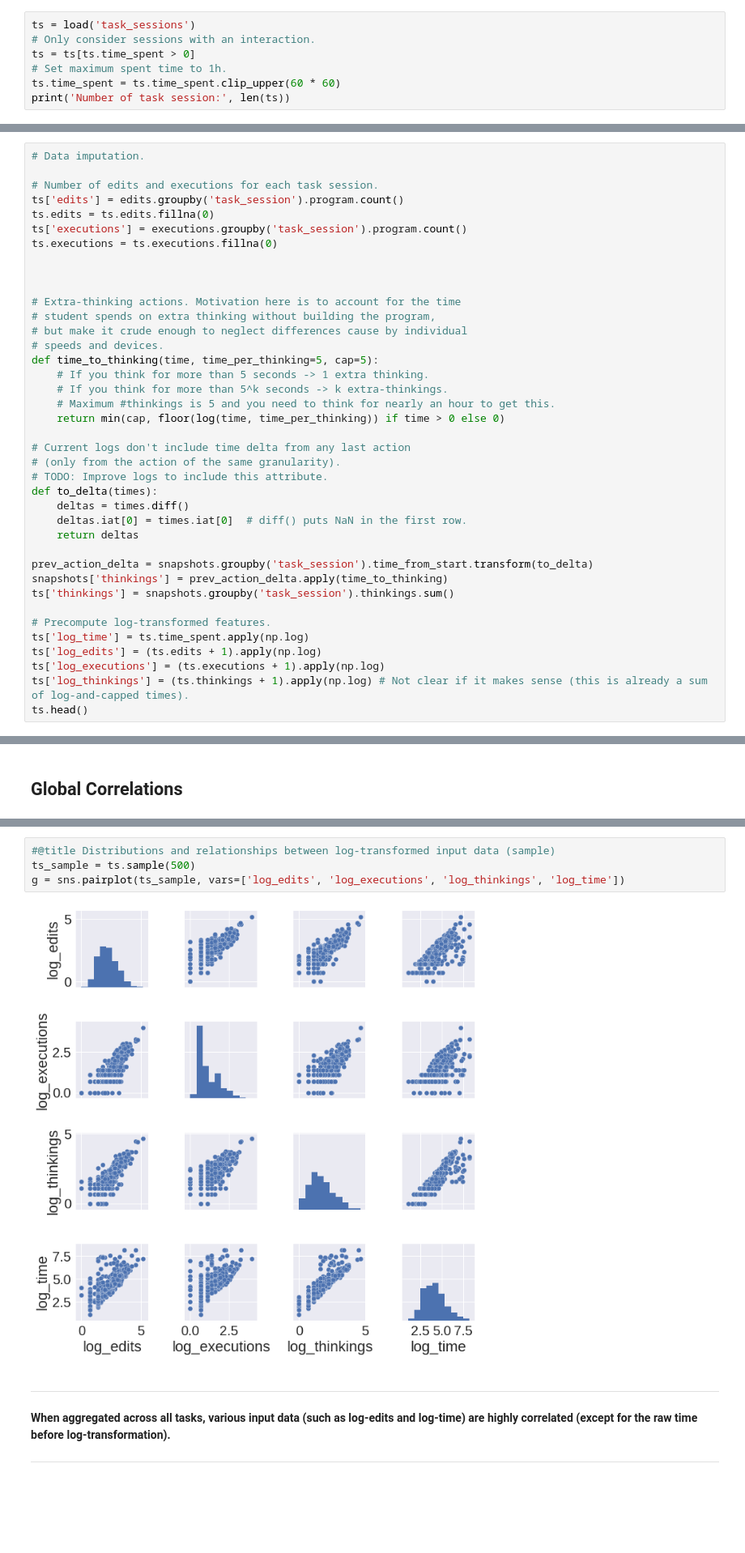
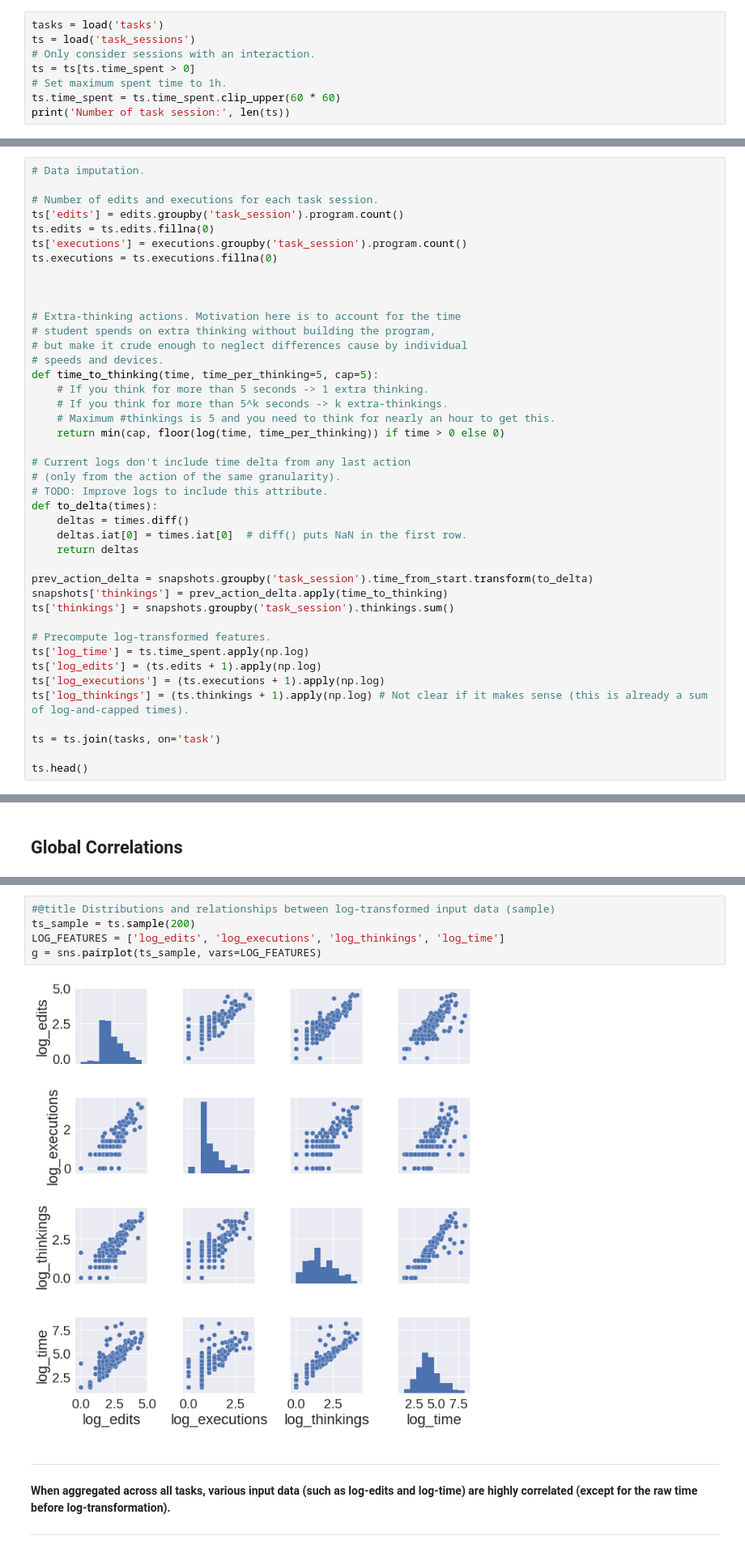
Before and after one commit to adaptive-learning/adaptive-learning-research, a Jupyter notebook: analysis/performance/input_data_correlation.ipynb, the cells around one changed output, grey strips where cells are left out. Shown: that part at 81% size. Drawn from its saved outputs; the diff is of its cells as text; blank space fills up the shorter version.

```diff
--- a/analysis/performance/input_data_correlation.ipynb
+++ b/analysis/performance/input_data_correlation.ipynb
@@ -52,6 +70,7 @@ def load(name):
 # %% [markdown]
 ## Data Preparation
 # %%
+tasks = load('tasks')
 ts = load('task_sessions')
 # Only consider sessions with an interaction.
 ts = ts[ts.time_spent > 0]
@@ -110,6 +129,9 @@ ts['log_time'] = ts.time_spent.apply(np.log)
 ts['log_edits'] = (ts.edits + 1).apply(np.log)
 ts['log_executions'] = (ts.executions + 1).apply(np.log)
 ts['log_thinkings'] = (ts.thinkings + 1).apply(np.log) # Not clear if it makes sense (this is already a sum of log-and-capped times).
+
+ts = ts.join(tasks, on='task')
+
 ts.head()
 # %% [output]
 |  | student | task | solved | start | end | time_spent | edits | executions | thinkings | log_time | ... |
@@ -143,9 +166,10 @@ Log-transformed features have more symetric distributions. We can observe that t
 # %%
 #@title Distributions and relationships between log-transformed input data (sample)
-ts_sample = ts.sample(500)
-g = sns.pairplot(ts_sample, vars=['log_edits', 'log_executions', 'log_thinkings', 'log_time'])
+ts_sample = ts.sample(200)
+LOG_FEATURES = ['log_edits', 'log_executions', 'log_thinkings', 'log_time']
+g = sns.pairplot(ts_sample, vars=LOG_FEATURES)
 # %% [output]
-[figure, old version]
+[figure, new version]
 # %% [markdown]
 ---
 
```
Also changed, not shown: parts of 27 cells of this notebook.
